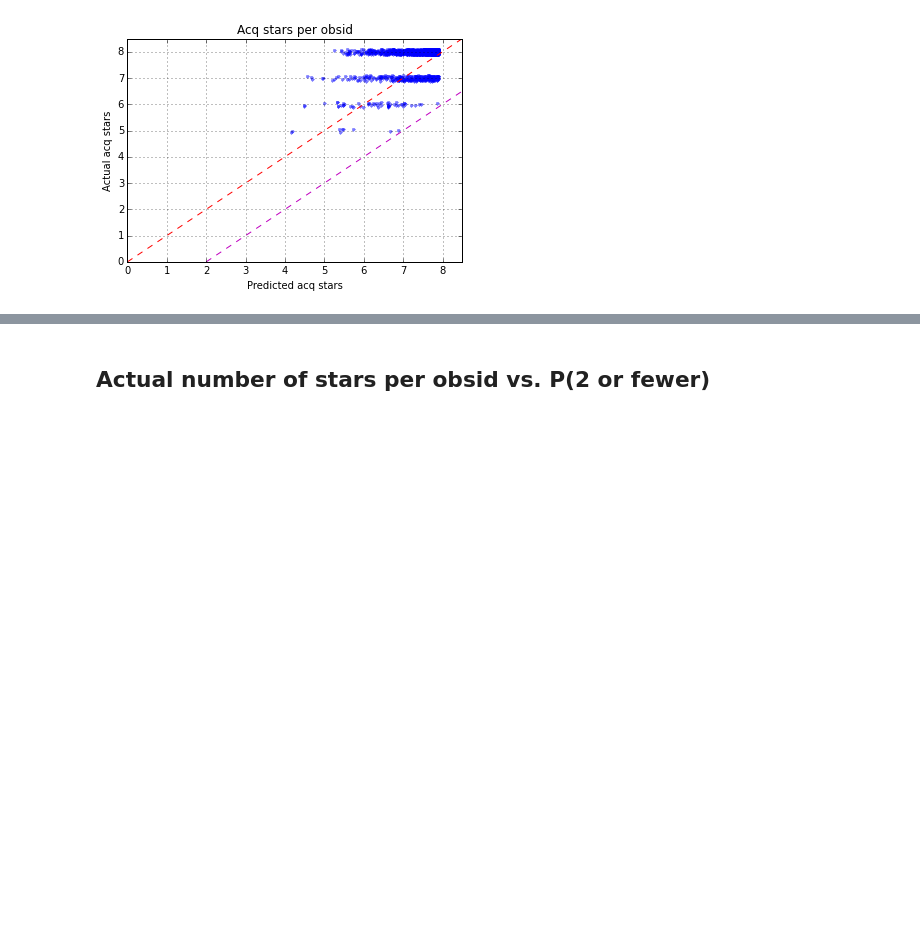
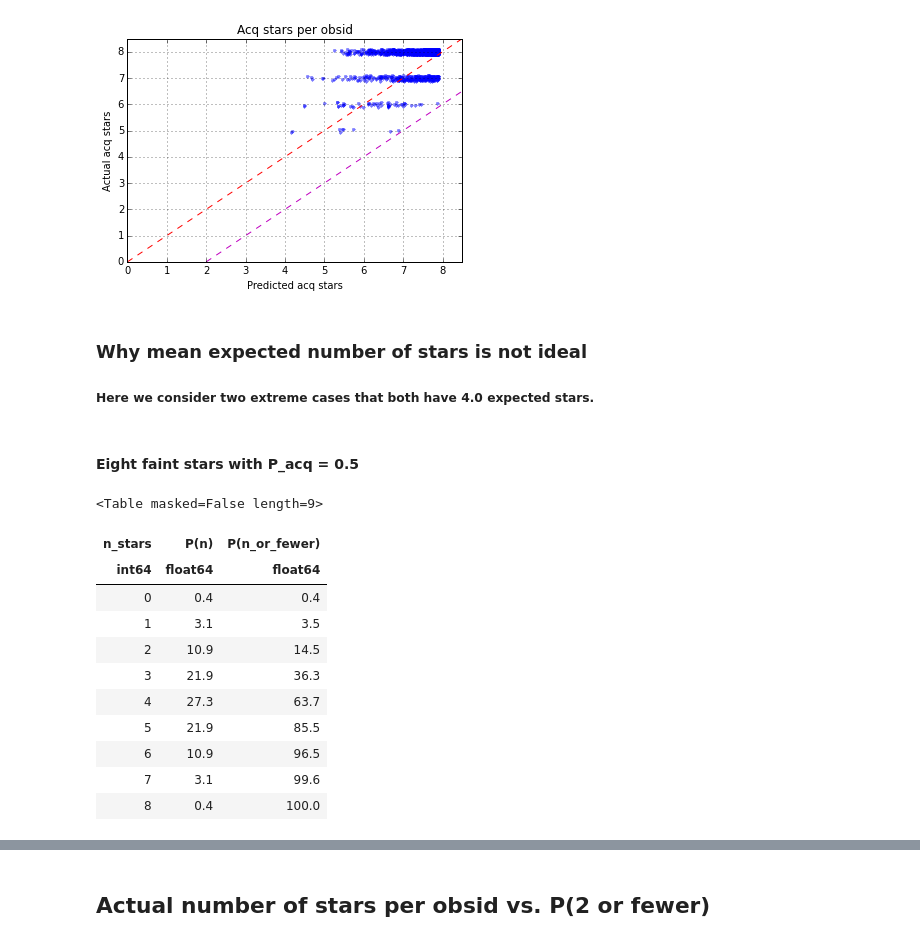
Before and after one commit to sot/aca_stats, a Jupyter notebook: starcheck_acq_probs_2015.ipynb, the cells around one changed output, grey strips where cells are left out. Drawn from its saved outputs; the diff is of its cells as text; code cells hidden in the pictures; blank space fills up the shorter version.

Commit message:
Add example of two cases for expected number of stars

```diff
--- a/starcheck_acq_probs_2015.ipynb
+++ b/starcheck_acq_probs_2015.ipynb
@@ -133,3 +133,32 @@ plot_n_expected_per_obsid()
 plot_n_expected_per_obsid(without_ms=True)
 # %% [output]
 [figure]
+# %% [markdown]
+### Why mean expected number of stars is not ideal
+
+##### Here we consider two extreme cases that both have 4.0 expected stars.
+# %%
+def get_acq_probs_table(probs):
+    n_acq_probs, n_or_fewer_probs = star_probs.prob_n_acq(probs)
+    dat = Table([np.arange(9), n_acq_probs * 100, n_or_fewer_probs * 100],
+                names=['n_stars', 'P(n)', 'P(n_or_fewer)'])
+    dat['P(n)'].format = '{0:.1f}'
+    dat['P(n_or_fewer)'].format = '{0:.1f}'
+    return dat
+# %% [markdown]
+#### Eight faint stars with P_acq = 0.5
+# %%
+get_acq_probs_table([0.5, 0.5, 0.5, 0.5, 0.5, 0.5, 0.5, 0.5])
+# %% [output]
+<Table masked=False length=9>
+| n_stars | P(n) | P(n_or_fewer) |
+| int64 | float64 | float64 |
+| 0 | 0.4 | 0.4 |
+| 1 | 3.1 | 3.5 |
+| 2 | 10.9 | 14.5 |
+| 3 | 21.9 | 36.3 |
+| 4 | 27.3 | 63.7 |
+| 5 | 21.9 | 85.5 |
+| 6 | 10.9 | 96.5 |
+| 7 | 3.1 | 99.6 |
+| 8 | 0.4 | 100.0 |
```
Also changed, not shown: parts of 2 cells of this notebook.
